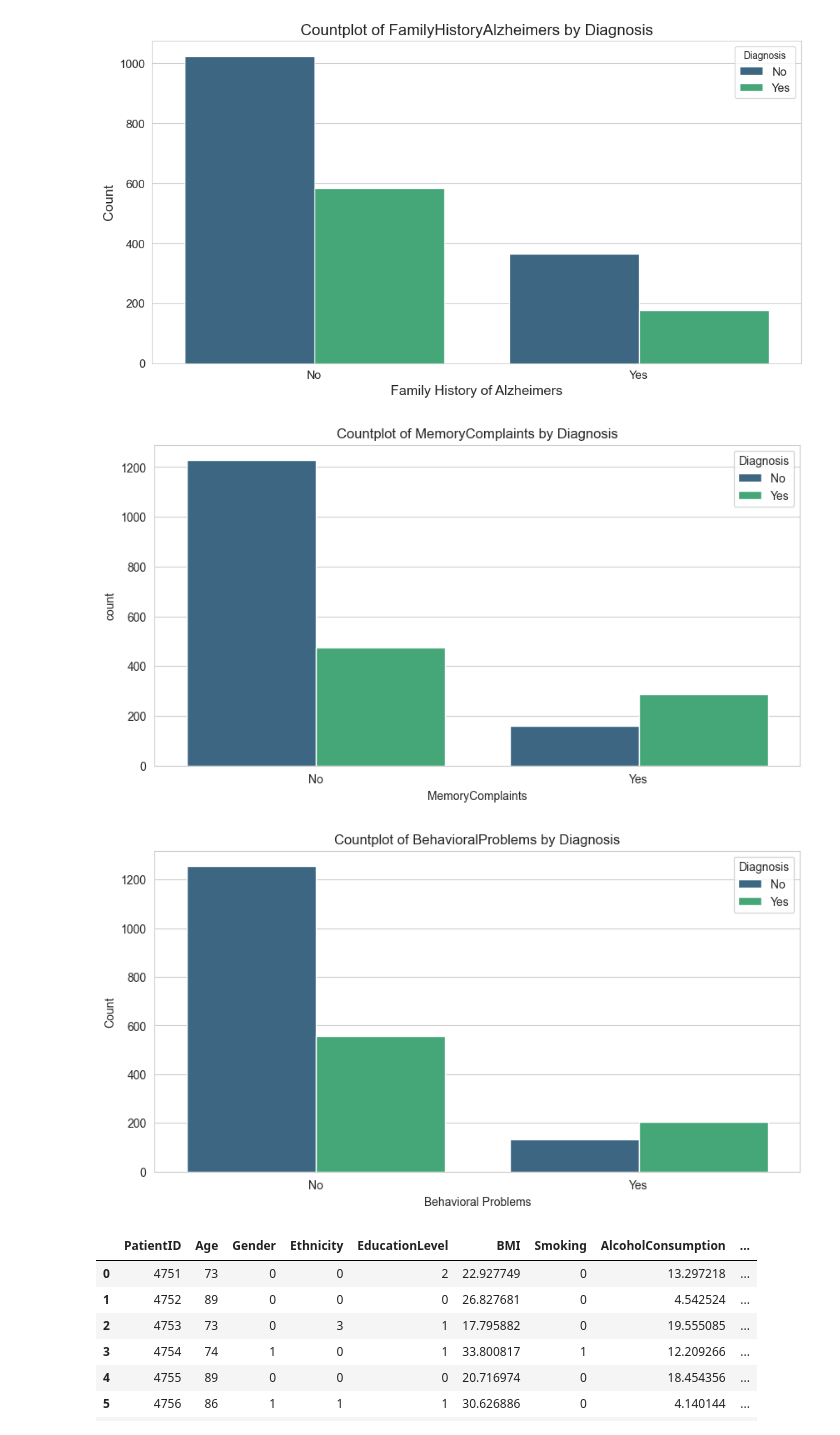
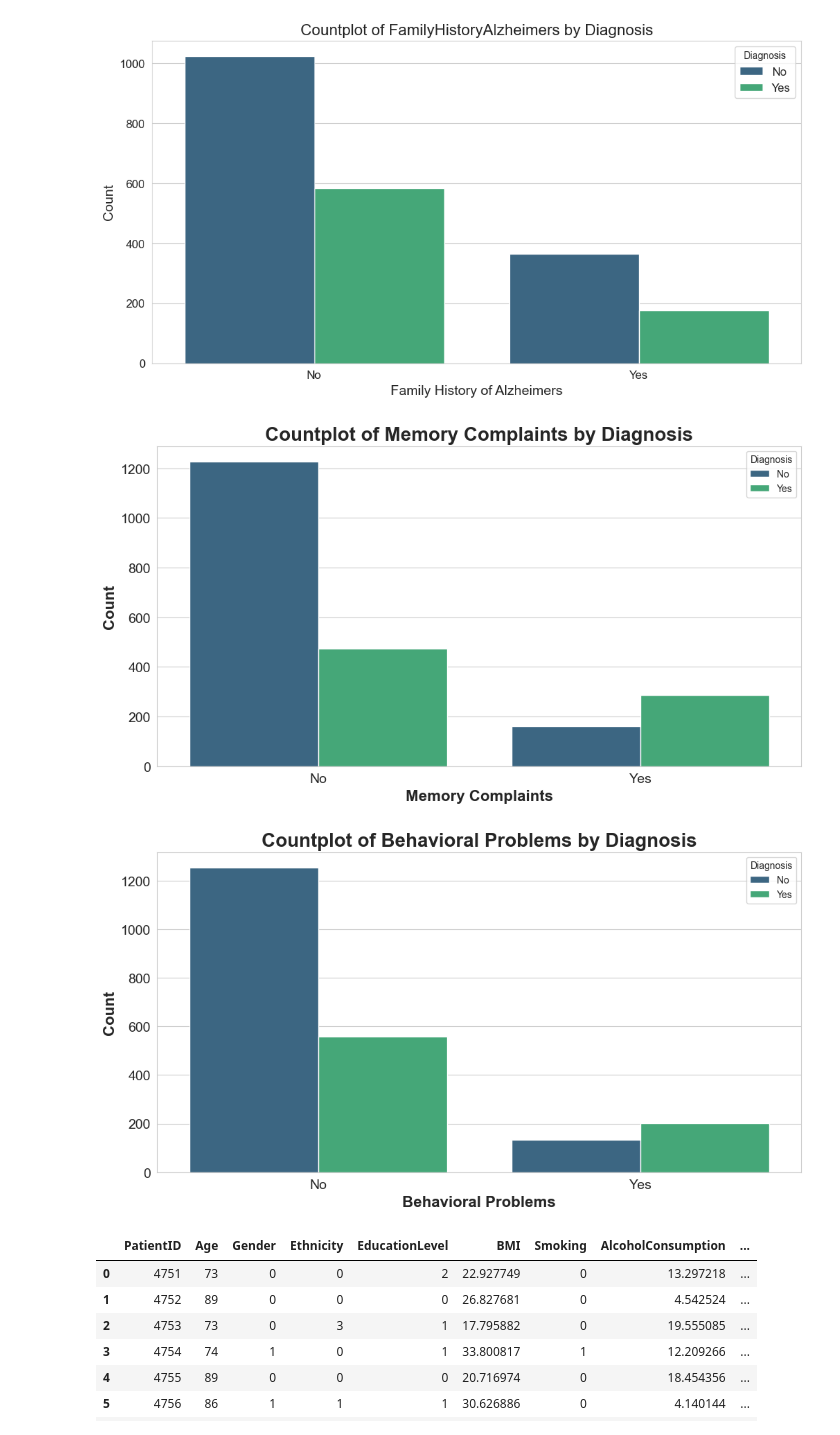
Before and after one commit to Jotis86/Alzheimer-Project, a Jupyter notebook: data_visualization.ipynb, the cells around one changed output. Drawn from its saved outputs; the diff is of its cells as text; code cells hidden in the pictures.

```diff
--- a/data_visualization.ipynb
+++ b/data_visualization.ipynb
@@ -136,3 +146,23 @@ plt.tight_layout()
 plt.show()
 # %% [output]
 [figure]
+# %%
+# Bar plot of Ethnicity by Diagnosis
+plt.figure(figsize=(12, 6))
+sns.set_style('whitegrid')
+ax = sns.countplot(data=df, x='Diagnosis', hue='Ethnicity', palette='Set2')
+
+# Add title and labels
+ax.set_title('Bar Plot of Ethnicity by Diagnosis', fontsize=20, fontweight='bold')
+ax.set_xlabel('Diagnosis', fontsize=16, fontweight='bold')
+ax.set_ylabel('Count', fontsize=16, fontweight='bold')
+
+# Adjust legend
+plt.legend(title='Ethnicity', fontsize=12, title_fontsize=14)
+
+# Adjust tick parameters
+plt.xticks(fontsize=14)
+plt.yticks(fontsize=14)
+
+# Show plot
+plt.show()
@@ -194,22 +226,42 @@ plt.show()
 [figure]
 # %%
 # Bar plot of MemoryComplaints by Diagnosis
-plt.figure(figsize=(10, 5))
-sns.countplot(x='MemoryComplaints', hue='Diagnosis', data=df, palette='viridis')
-plt.title('Countplot of MemoryComplaints by Diagnosis')
+plt.figure(figsize=(12, 6))
+sns.set_style('whitegrid')
+ax = sns.countplot(x='MemoryComplaints', hue='Diagnosis', data=df, palette='viridis')
+
+# Agregar título y etiquetas
+ax.set_title('Countplot of Memory Complaints by Diagnosis', fontsize=20, fontweight='bold')
+ax.set_xlabel('Memory Complaints', fontsize=16, fontweight='bold')
+ax.set_ylabel('Count', fontsize=16, fontweight='bold')
+
+# Ajustar tamaño de las etiquetas de los ejes
+plt.xticks(fontsize=14)
+plt.yticks(fontsize=14)
+
+# Mostrar el gráfico
 plt.show()
 # %% [output]
-[figure, old version]
+[figure, new version]
 # %%
 # Countplot of BehavioralProblems by Diagnosis
-plt.figure(figsize=(10, 5))
-sns.countplot(x='BehavioralProblems', hue='Diagnosis', data=df, palette='viridis')
-plt.title('Countplot of BehavioralProblems by Diagnosis')
-plt.xlabel('Behavioral Problems')
-plt.ylabel('Count')
+plt.figure(figsize=(12, 6))
+sns.set_style('whitegrid')
+ax = sns.countplot(x='BehavioralProblems', hue='Diagnosis', data=df, palette='viridis')
+
+# Agregar título y etiquetas
+ax.set_title('Countplot of Behavioral Problems by Diagnosis', fontsize=20, fontweight='bold')
+ax.set_xlabel('Behavioral Problems', fontsize=16, fontweight='bold')
+ax.set_ylabel('Count', fontsize=16, fontweight='bold')
+
+# Ajustar tamaño de las etiquetas de los ejes
+plt.xticks(fontsize=14)
+plt.yticks(fontsize=14)
+
+# Mostrar el gráfico
 plt.show()
 # %% [output]
-[figure, old version]
+[figure, new version]
 # %%
 # Load data
 
```
Also changed, not shown: parts of 9 cells of this notebook.
